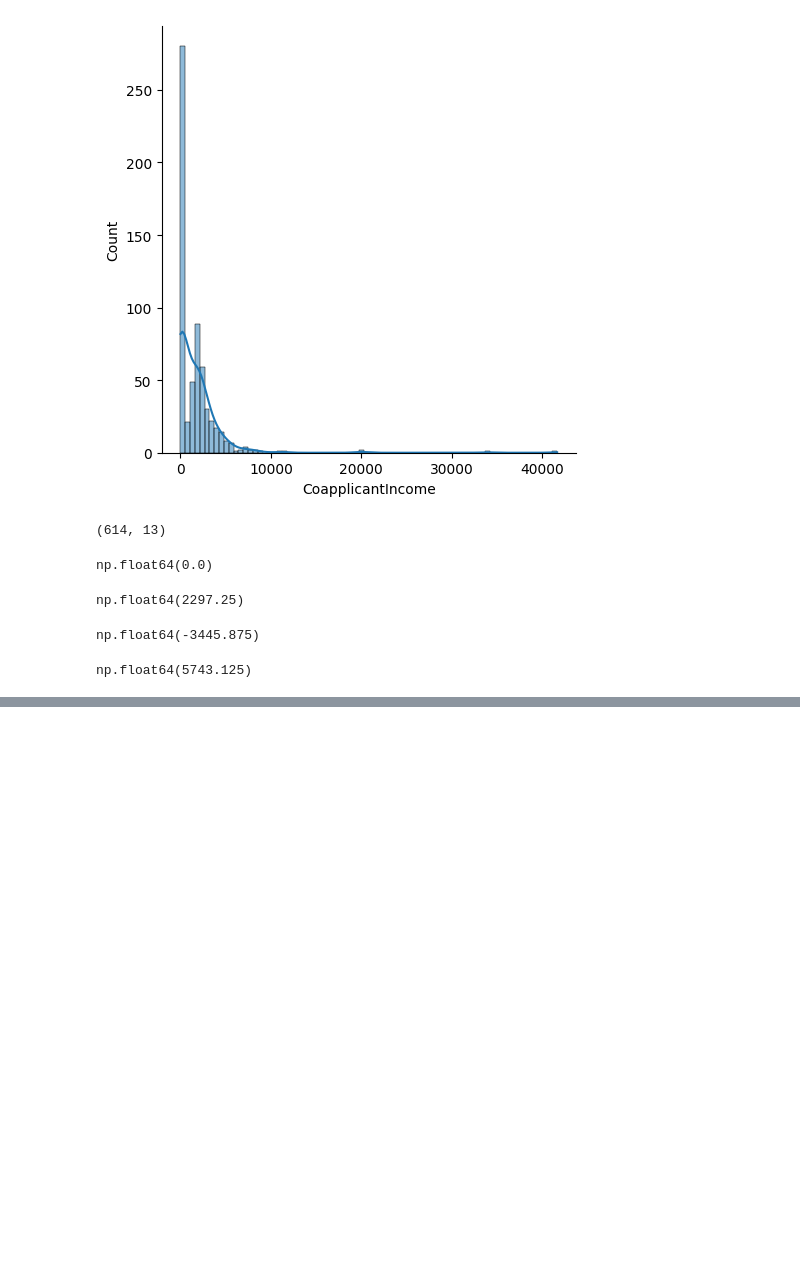
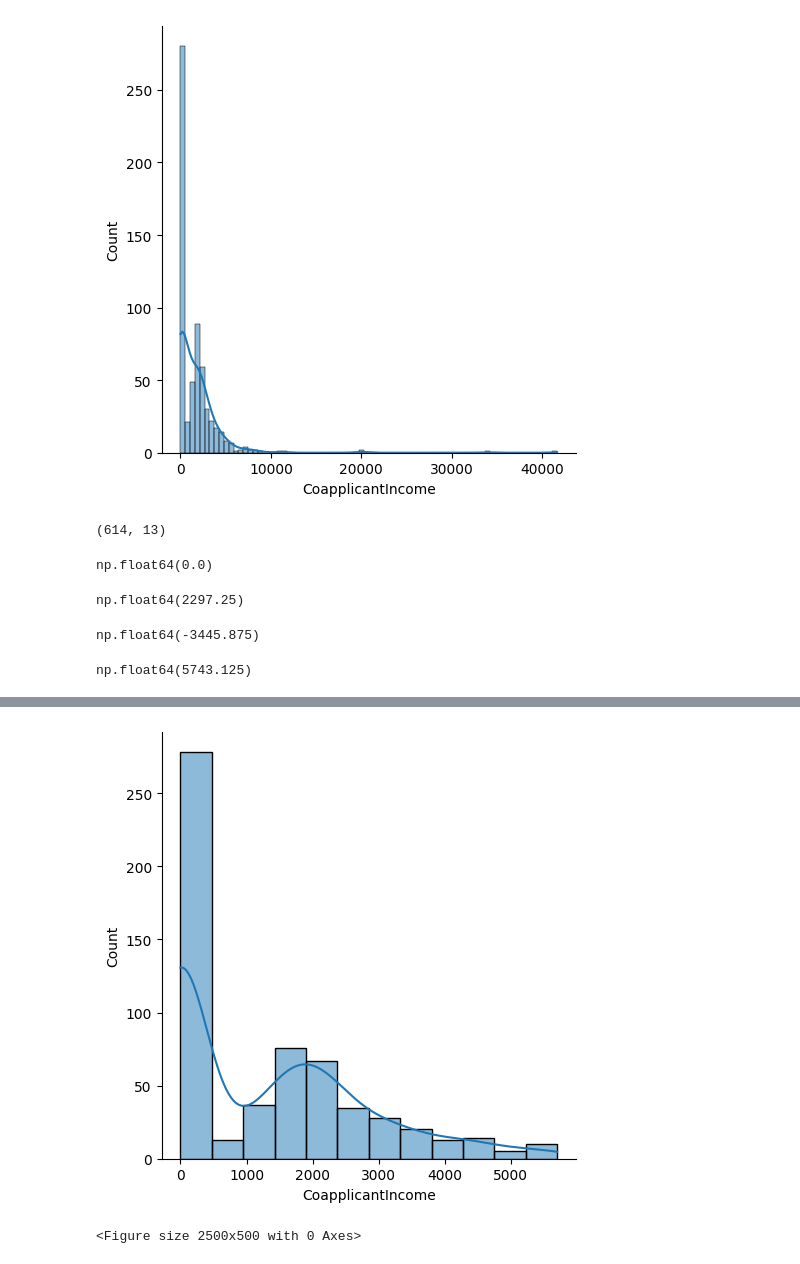
Before and after one commit to Singh-Prince-Rinku/2025, a Jupyter notebook: Machine Learning/Data_Analysis/outlier.ipynb, the cells around one changed output, grey strips where cells are left out. Saved outputs shown, nothing was run; the diff lists cells and outputs as text; code cells hidden in the pictures; blank space fills up the shorter version.

```diff
--- a/Machine Learning/Data_Analysis/outlier.ipynb
+++ b/Machine Learning/Data_Analysis/outlier.ipynb
@@ -94,0 +101,6 @@ new_dataset = dataset[dataset["CoapplicantIncome"]<=max_range]
+# %%
+sns.displot(new_dataset["CoapplicantIncome"],kde = True)
+plt.show()
+# %% [output]
+[figure, added]
+<Figure size 2500x500 with 0 Axes>
```
Also changed, not shown: parts of 1 cell of this notebook.
